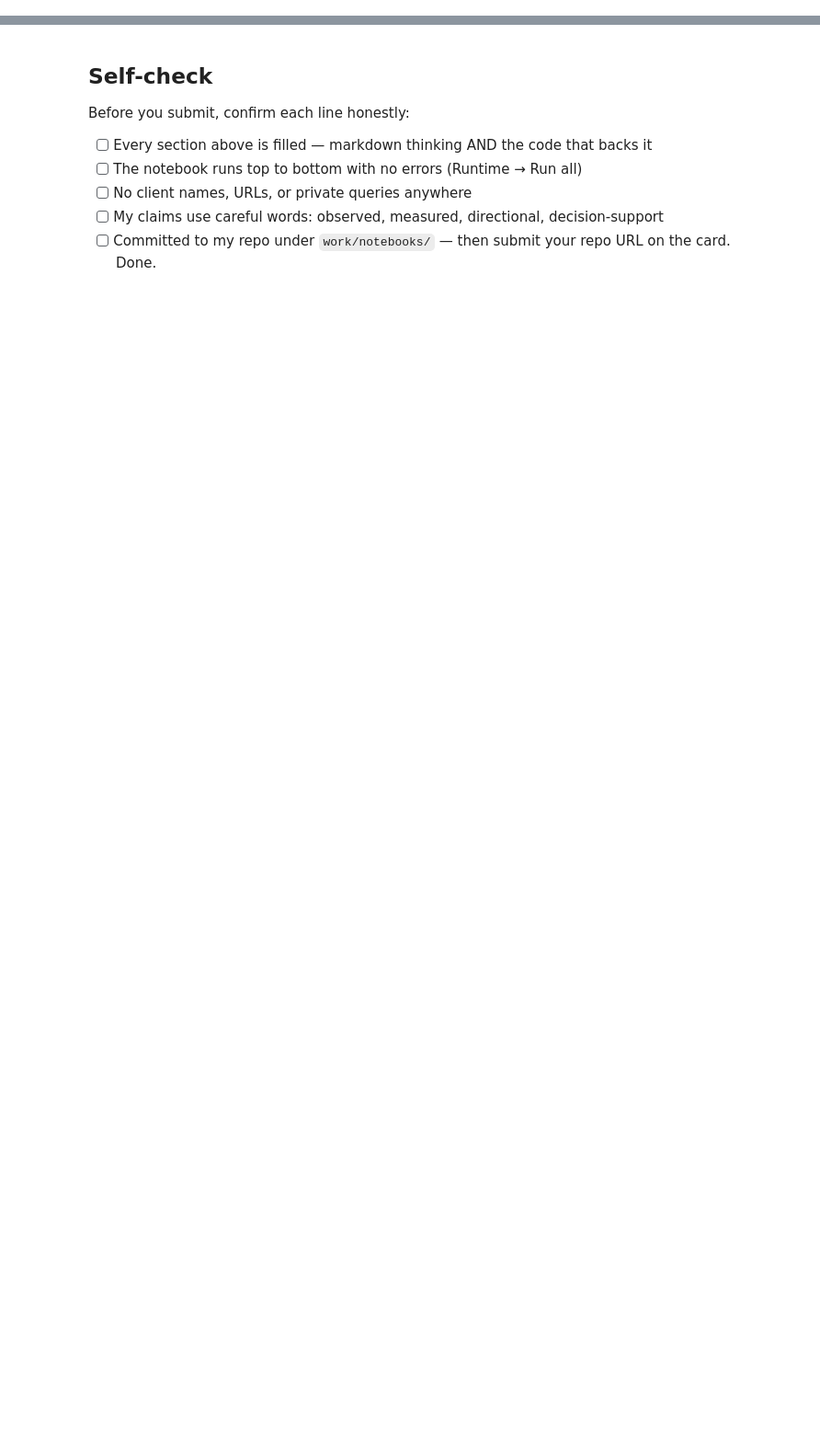
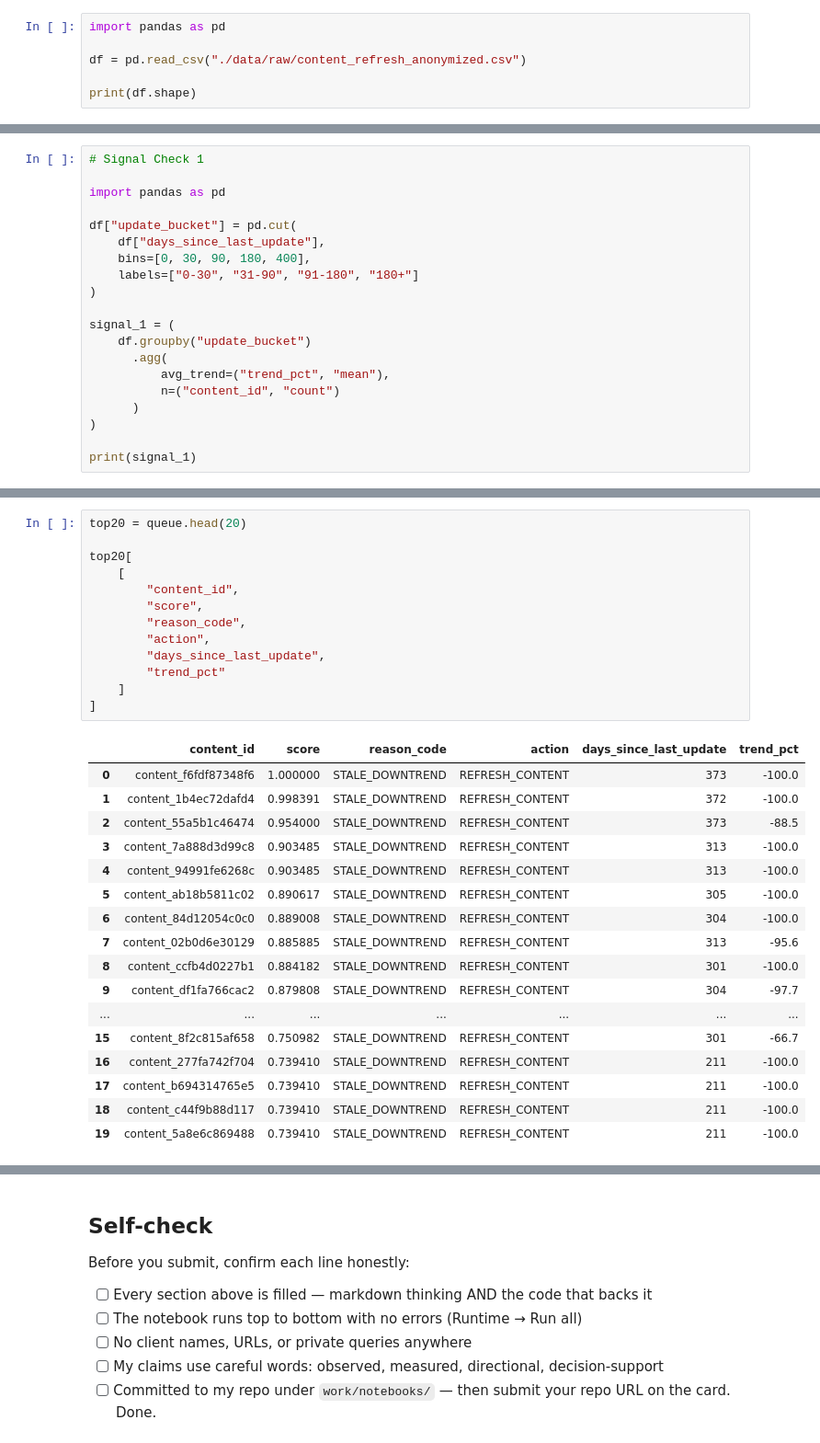
Before and after one commit to hanamonem/flyrank-ml-internship, a Jupyter notebook: work/notebooks/w04_baseline_score.ipynb, the cells around one changed output, grey strips where cells are left out. Shown at 92% size. Cells and saved outputs as stored; diff of their text form; blank space fills up the shorter version.

```diff
--- a/work/notebooks/w04_baseline_score.ipynb
+++ b/work/notebooks/w04_baseline_score.ipynb
@@ -36,0 +45,6 @@ This skeleton is yours to fill. Work the sections **in order** — each one has
+# %%
+import pandas as pd
+
+df = pd.read_csv("./data/raw/content_refresh_anonymized.csv")
+
+print(df.shape)
@@ -36,0 +107,20 @@ This skeleton is yours to fill. Work the sections **in order** — each one has
+# %%
+# Signal Check 1
+
+import pandas as pd
+
+df["update_bucket"] = pd.cut(
+    df["days_since_last_update"],
+    bins=[0, 30, 90, 180, 400],
+    labels=["0-30", "31-90", "91-180", "180+"]
+)
+
+signal_1 = (
+    df.groupby("update_bucket")
+      .agg(
+          avg_trend=("trend_pct", "mean"),
+          n=("content_id", "count")
+      )
+)
+
+print(signal_1)
@@ -36,0 +301,31 @@ This skeleton is yours to fill. Work the sections **in order** — each one has
+# %%
+top20 = queue.head(20)
+
+top20[
+    [
+        "content_id",
+        "score",
+        "reason_code",
+        "action",
+        "days_since_last_update",
+        "trend_pct"
+    ]
+]
+# %% [output]
+|  | content_id | score | reason_code | action | days_since_last_update | trend_pct |
+| 0 | content_f6fdf87348f6 | 1.000000 | STALE_DOWNTREND | REFRESH_CONTENT | 373 | -100.0 |
+| 1 | content_1b4ec72dafd4 | 0.998391 | STALE_DOWNTREND | REFRESH_CONTENT | 372 | -100.0 |
+| 2 | content_55a5b1c46474 | 0.954000 | STALE_DOWNTREND | REFRESH_CONTENT | 373 | -88.5 |
+| 3 | content_7a888d3d99c8 | 0.903485 | STALE_DOWNTREND | REFRESH_CONTENT | 313 | -100.0 |
+| 4 | content_94991fe6268c | 0.903485 | STALE_DOWNTREND | REFRESH_CONTENT | 313 | -100.0 |
+| 5 | content_ab18b5811c02 | 0.890617 | STALE_DOWNTREND | REFRESH_CONTENT | 305 | -100.0 |
+| 6 | content_84d12054c0c0 | 0.889008 | STALE_DOWNTREND | REFRESH_CONTENT | 304 | -100.0 |
+| 7 | content_02b0d6e30129 | 0.885885 | STALE_DOWNTREND | REFRESH_CONTENT | 313 | -95.6 |
+| 8 | content_ccfb4d0227b1 | 0.884182 | STALE_DOWNTREND | REFRESH_CONTENT | 301 | -100.0 |
+| 9 | content_df1fa766cac2 | 0.879808 | STALE_DOWNTREND | REFRESH_CONTENT | 304 | -97.7 |
+| ... | ... | ... | ... | ... | ... | ... |
+| 15 | content_8f2c815af658 | 0.750982 | STALE_DOWNTREND | REFRESH_CONTENT | 301 | -66.7 |
+| 16 | content_277fa742f704 | 0.739410 | STALE_DOWNTREND | REFRESH_CONTENT | 211 | -100.0 |
+| 17 | content_b694314765e5 | 0.739410 | STALE_DOWNTREND | REFRESH_CONTENT | 211 | -100.0 |
+| 18 | content_c44f9b88d117 | 0.739410 | STALE_DOWNTREND | REFRESH_CONTENT | 211 | -100.0 |
+| 19 | content_5a8e6c869488 | 0.739410 | STALE_DOWNTREND | REFRESH_CONTENT | 211 | -100.0 |
```
Also changed, not shown: parts of 26 cells of this notebook.
